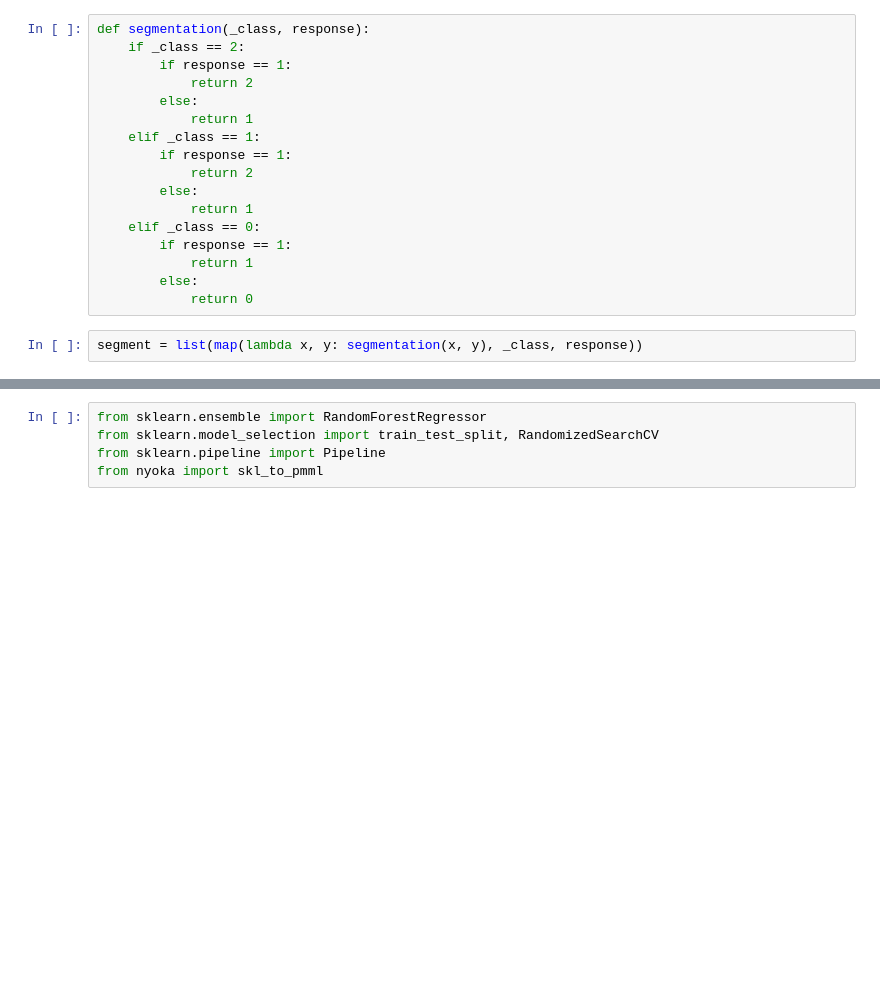
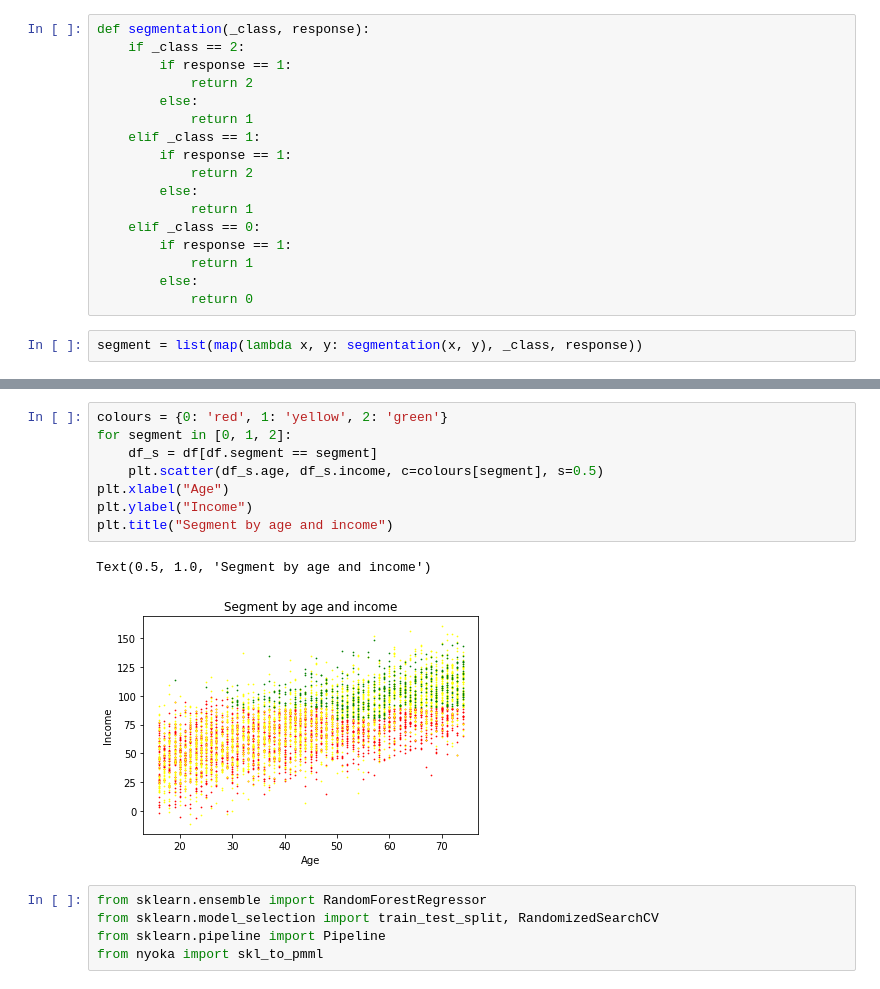
Before and after one commit to ruivieira/ceh-pmml-models, a Jupyter notebook: models.ipynb, the cells around one changed output, grey strips where cells are left out. Saved outputs shown, nothing was run; the diff lists cells and outputs as text; blank space fills up the shorter version.

```diff
--- a/models.ipynb
+++ b/models.ipynb
@@ -119,3 +115,14 @@ df
+# %%
+colours = {0: 'red', 1: 'yellow', 2: 'green'}
+for segment in [0, 1, 2]:
+    df_s = df[df.segment == segment]
+    plt.scatter(df_s.age, df_s.income, c=colours[segment], s=0.5)
+plt.xlabel("Age")
+plt.ylabel("Income")
+plt.title("Segment by age and income")
+# %% [output]
+Text(0.5, 1.0, 'Segment by age and income')
+[figure, added]
 # %%
 from sklearn.ensemble import RandomForestRegressor
 from sklearn.model_selection import train_test_split, RandomizedSearchCV
```
Also changed, not shown: parts of 9 cells of this notebook, 1 other file.
